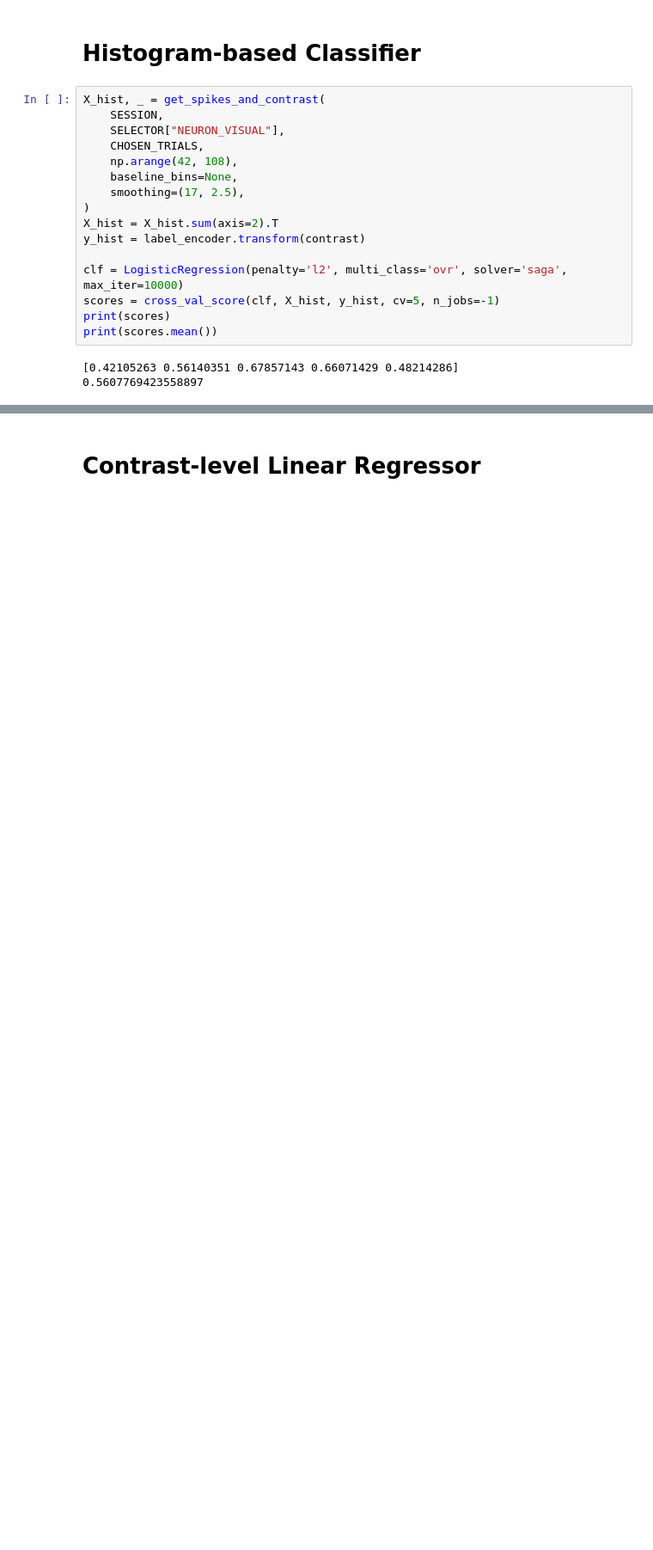
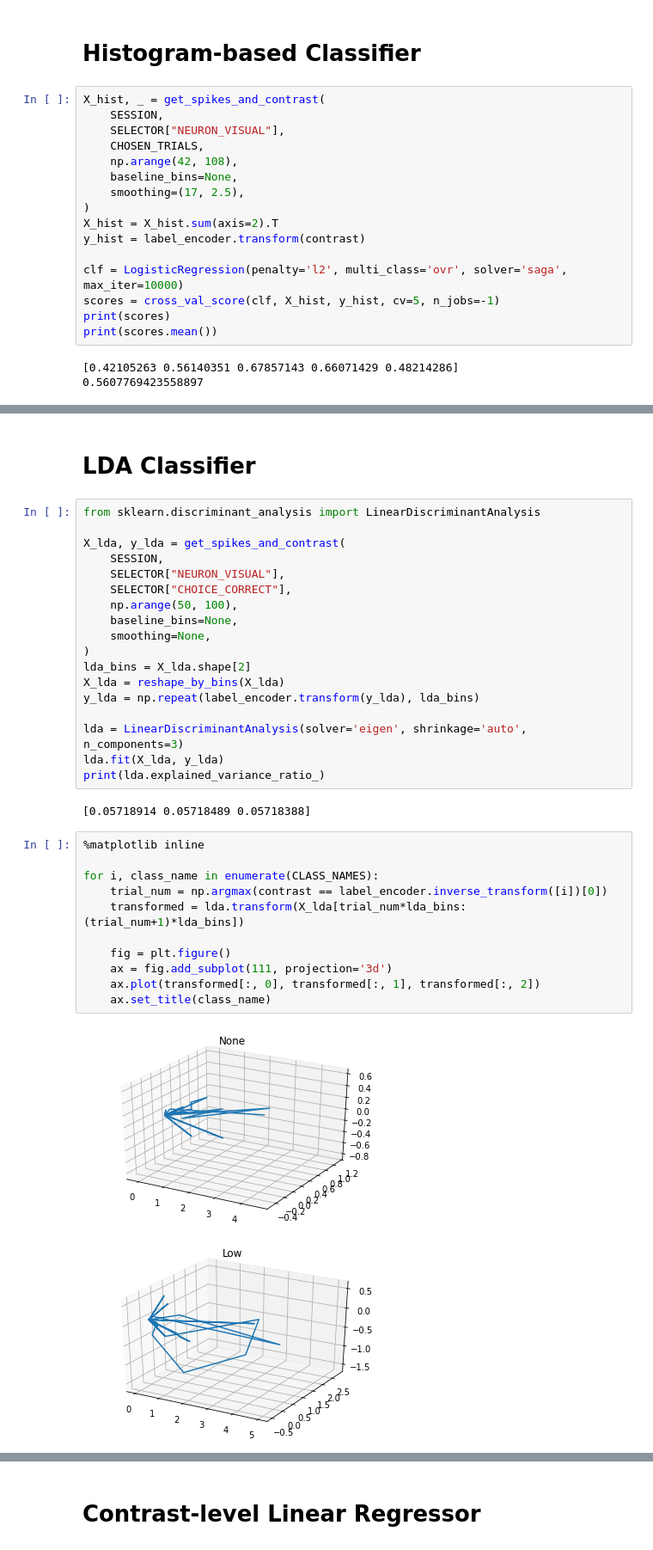
Before and after one commit to sjawhar/nma2020-steinmetz-project, a Jupyter notebook: notebooks/decoders.ipynb, the cells around one changed output, grey strips where cells are left out. Shown at 86% size. Drawn from its saved outputs; the diff is of its cells as text; blank space fills up the shorter version.

Commit message:
Added lda classifier

```diff
--- a/notebooks/decoders.ipynb
+++ b/notebooks/decoders.ipynb
@@ -282,3 +287,39 @@ ConfusionMatrixDisplay(perf / perf.sum(axis=1, keepdims=True), display_labels=CL
 <sklearn.metrics._plot.confusion_matrix.ConfusionMatrixDisplay at 0x...>
 [figure]
 [figure]
+# %% [markdown]
+# LDA Classifier
+# %%
+from sklearn.discriminant_analysis import LinearDiscriminantAnalysis
+
+X_lda, y_lda = get_spikes_and_contrast(
+    SESSION,
+    SELECTOR["NEURON_VISUAL"],
+    SELECTOR["CHOICE_CORRECT"],
+    np.arange(50, 100),
+    baseline_bins=None,
+    smoothing=None,
+)
+lda_bins = X_lda.shape[2]
+X_lda = reshape_by_bins(X_lda)
+y_lda = np.repeat(label_encoder.transform(y_lda), lda_bins)
+
+lda = LinearDiscriminantAnalysis(solver='eigen', shrinkage='auto', n_components=3)
+lda.fit(X_lda, y_lda)
+print(lda.explained_variance_ratio_)
+# %% [output]
+[0.05718914 0.05718489 0.05718388]
+# %%
+%matplotlib inline
+
+for i, class_name in enumerate(CLASS_NAMES):
+    trial_num = np.argmax(contrast == label_encoder.inverse_transform([i])[0])
+    transformed = lda.transform(X_lda[trial_num*lda_bins:(trial_num+1)*lda_bins])
+
+    fig = plt.figure()
+    ax = fig.add_subplot(111, projection='3d')
+    ax.plot(transformed[:, 0], transformed[:, 1], transformed[:, 2])
+    ax.set_title(class_name)
+# %% [output]
+[figure, added]
+[figure, added]
```
Also changed, not shown: parts of 6 cells of this notebook.
